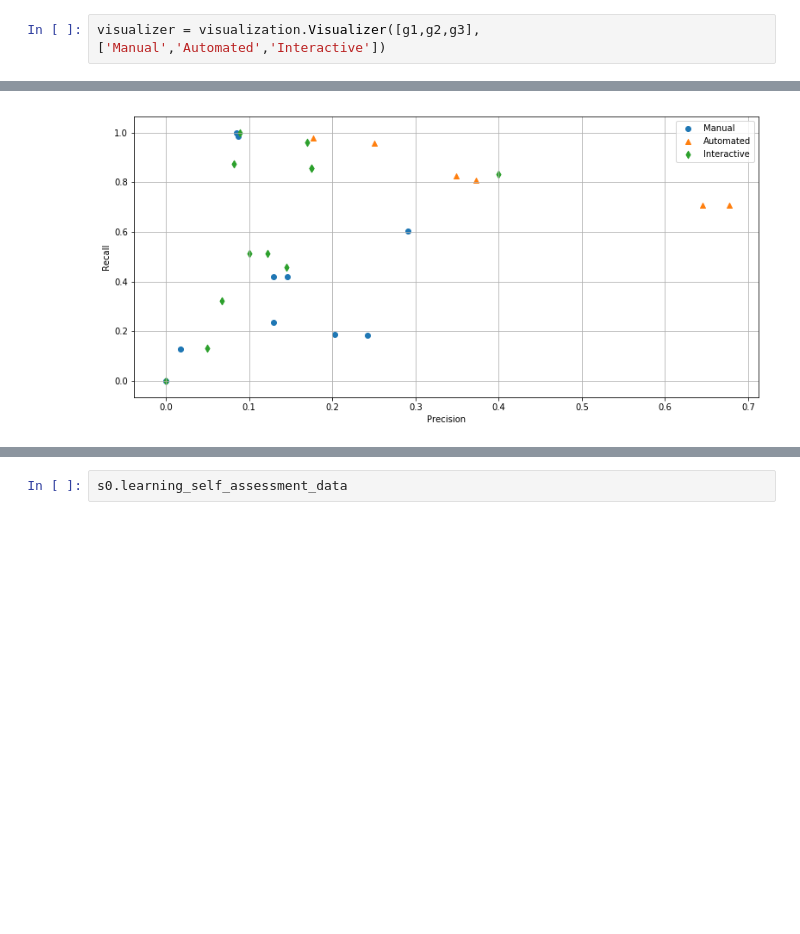
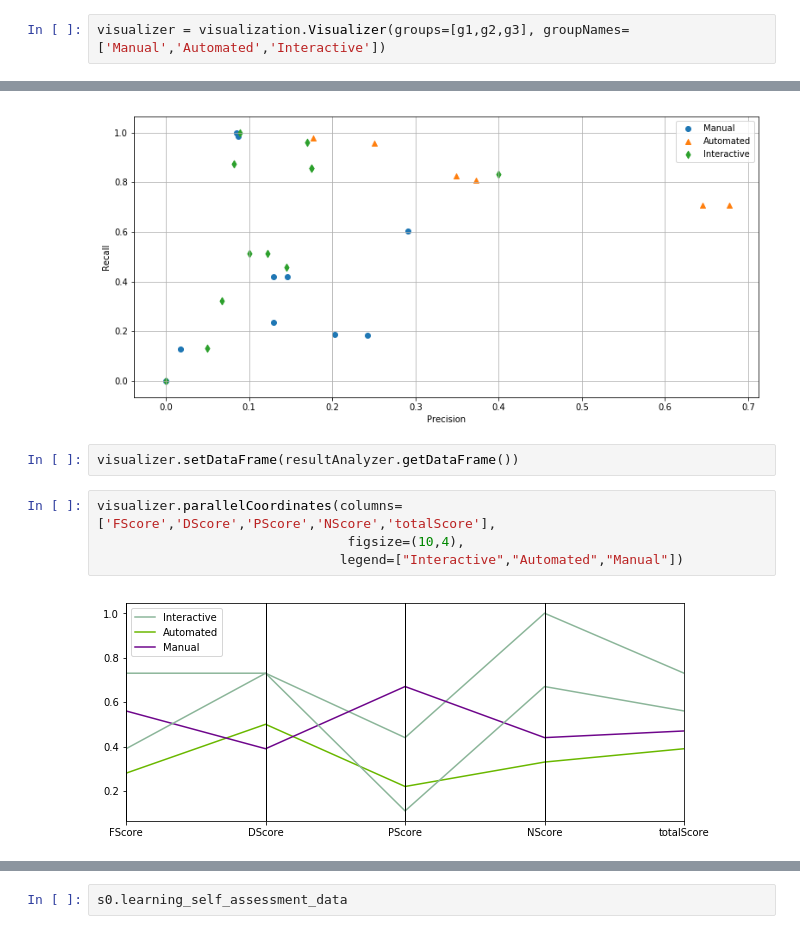
Before and after one commit to hsbang09/iFEED_experiment_result_analysis_2019, a Jupyter notebook: analysis.ipynb, the cells around one changed output, grey strips where cells are left out. Drawn from its saved outputs; the diff is of its cells as text; blank space fills up the shorter version.

```diff
--- a/analysis.ipynb
+++ b/analysis.ipynb
@@ -324,7 +324,7 @@ g2 = [s1]
 g3 = [s0, s3]
 # g3 = [s3]
 # %%
-visualizer = visualization.Visualizer([g1,g2,g3], ['Manual','Automated','Interactive'])
+visualizer = visualization.Visualizer(groups=[g1,g2,g3], groupNames=['Manual','Automated','Interactive'])
 # %%
 visualizer.designSynthesisScatter(markers=['o','^','d'])
 # %% [output]
@@ -333,3 +333,11 @@ visualizer.designSynthesisScatter(markers=['o','^','d'])
 visualizer.featureSynthesisScatter(markers=['o','^','d'])
 # %% [output]
 [figure]
+# %%
+visualizer.setDataFrame(resultAnalyzer.getDataFrame())
+# %%
+visualizer.parallelCoordinates(columns=['FScore','DScore','PScore','NScore','totalScore'],
+                                figsize=(10,4),
+                               legend=["Interactive","Automated","Manual"])
+# %% [output]
+[figure, added]
```
Also changed, not shown: parts of 8 cells of this notebook, 1 other file.
